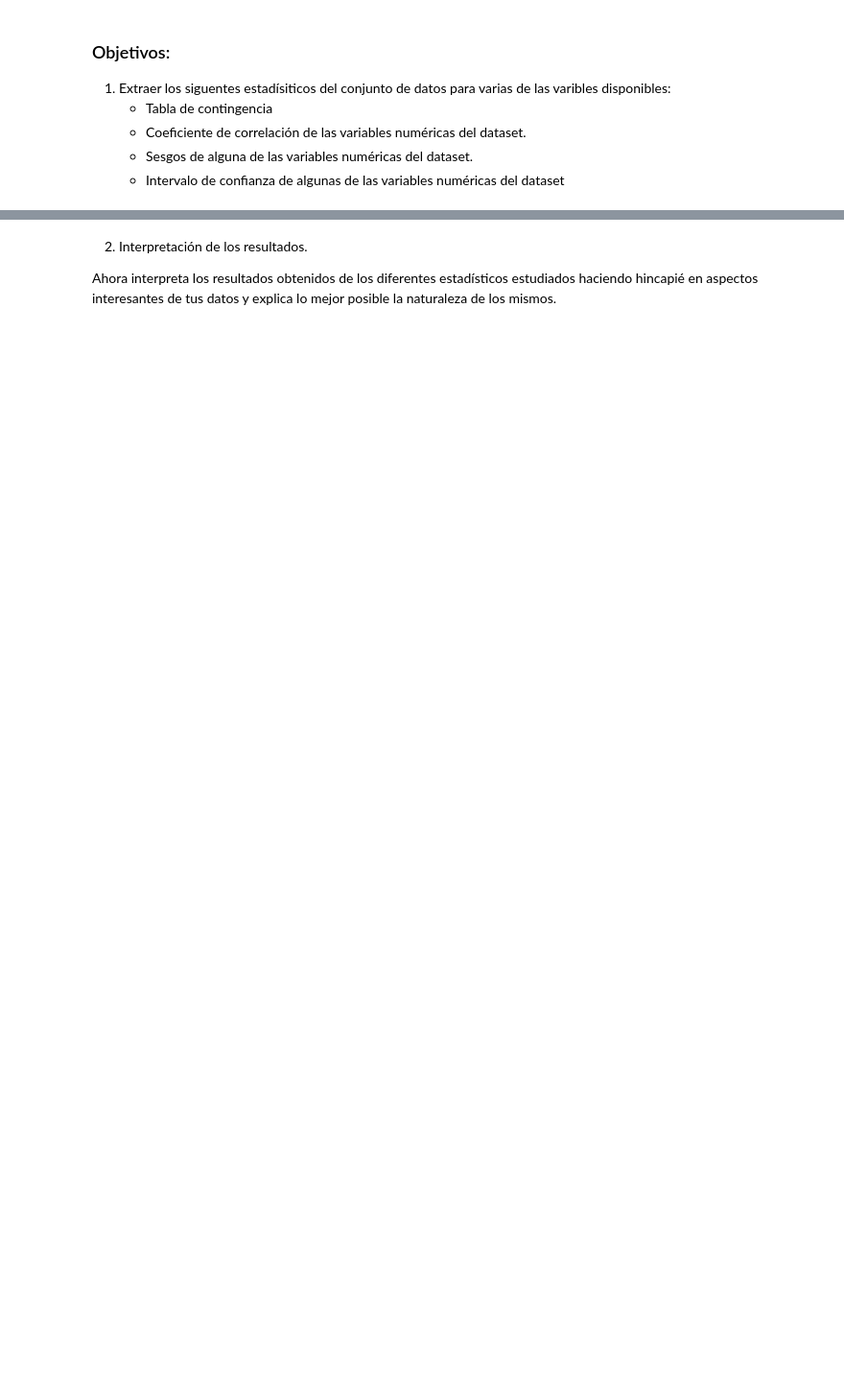
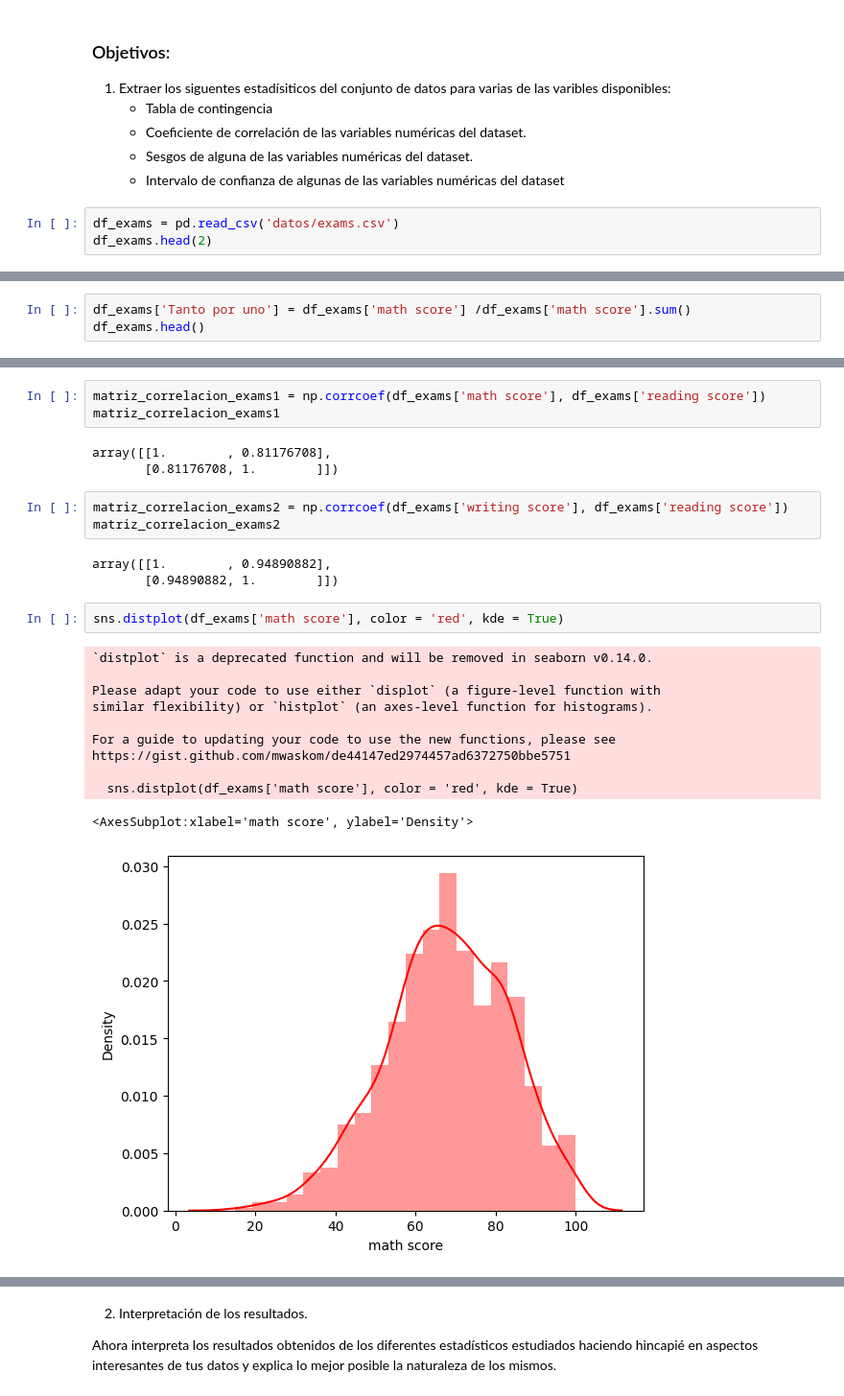
Before and after one commit to Adalab/promo-d-da-modulo2-sprint1-lorena-ana, a Jupyter notebook: ESTADISTICA/pair-programming_estadistica3.ipynb, the cells around one changed output, grey strips where cells are left out. Shown at 96% size. Saved outputs shown, nothing was run; the diff lists cells and outputs as text; blank space fills up the shorter version.

```diff
--- a/ESTADISTICA/pair-programming_estadistica3.ipynb
+++ b/ESTADISTICA/pair-programming_estadistica3.ipynb
@@ -14,3 +20,6 @@ Se ruega a la hora de realizar la entrega que incluyais el conjunto de datos que
     - Coeficiente de correlación de las variables numéricas del dataset.
     - Sesgos de alguna de las variables numéricas del dataset.
     - Intervalo de confianza de algunas de las variables numéricas del dataset
+# %%
+df_exams = pd.read_csv('datos/exams.csv')
+df_exams.head(2)
@@ -16,0 +90,3 @@ Se ruega a la hora de realizar la entrega que incluyais el conjunto de datos que
+# %%
+df_exams['Tanto por uno'] = df_exams['math score'] /df_exams['math score'].sum()
+df_exams.head()
@@ -16,0 +100,26 @@ Se ruega a la hora de realizar la entrega que incluyais el conjunto de datos que
+# %%
+matriz_correlacion_exams1 = np.corrcoef(df_exams['math score'], df_exams['reading score'])
+matriz_correlacion_exams1
+# %% [output]
+array([[1.        , 0.81176708],
+       [0.81176708, 1.        ]])
+# %%
+matriz_correlacion_exams2 = np.corrcoef(df_exams['writing score'], df_exams['reading score'])
+matriz_correlacion_exams2
+# %% [output]
+array([[1.        , 0.94890882],
+       [0.94890882, 1.        ]])
+# %%
+sns.distplot(df_exams['math score'], color = 'red', kde = True)
+# %% [output]
+`distplot` is a deprecated function and will be removed in seaborn v0.14.0.
+
+Please adapt your code to use either `displot` (a figure-level function with
+similar flexibility) or `histplot` (an axes-level function for histograms).
+
+For a guide to updating your code to use the new functions, please see
+https://gist.github.com/mwaskom/de44147ed2974457ad6372750bbe5751
+
+  sns.distplot(df_exams['math score'], color = 'red', kde = True)
+<AxesSubplot:xlabel='math score', ylabel='Density'>
+[figure, added]
```
Also changed, not shown: parts of 15 cells of this notebook.
